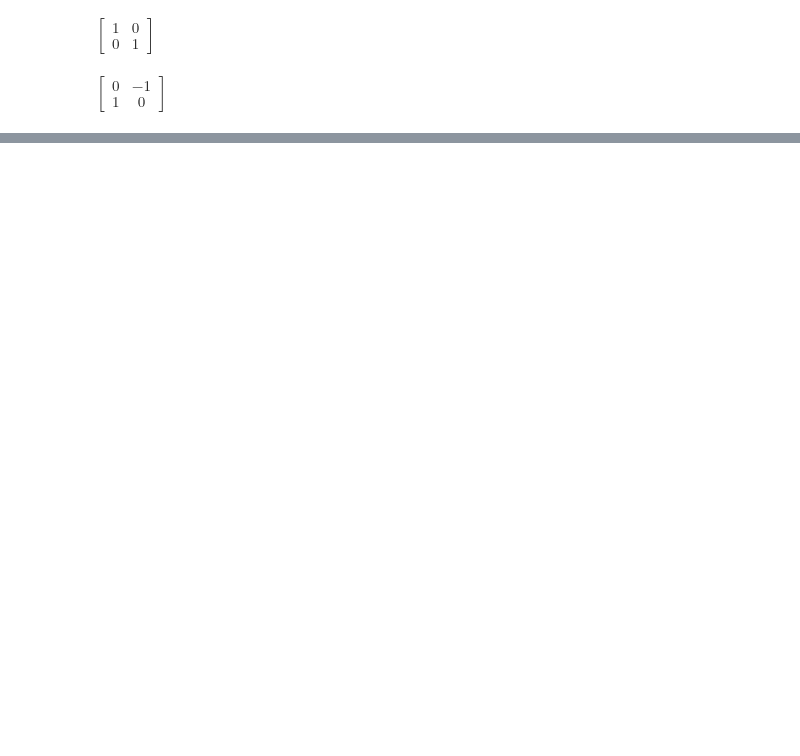
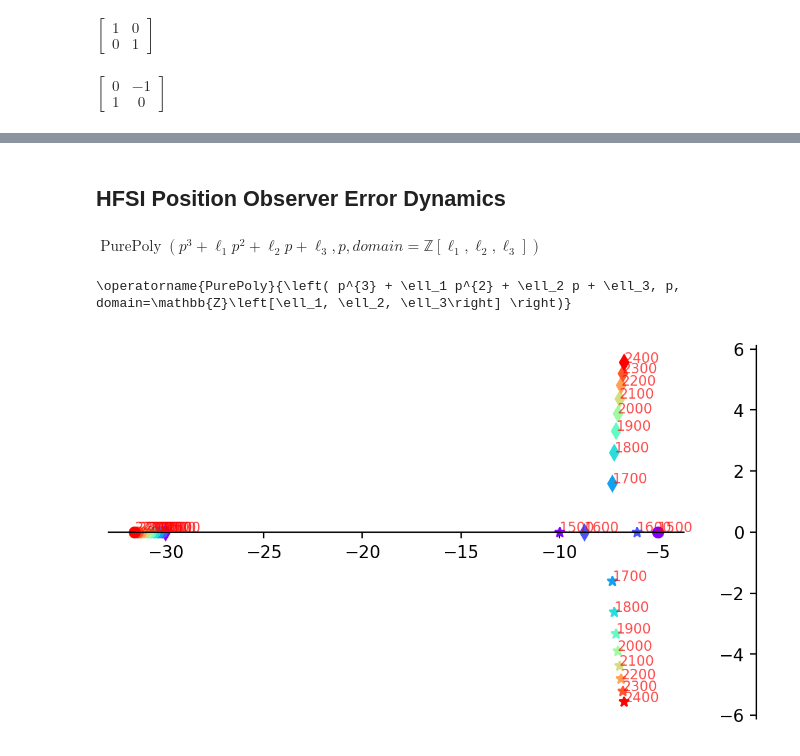
Before and after one commit to horychen/Jupyter, a Jupyter notebook: 032_Root_Locus.ipynb, the cells around one changed output, grey strips where cells are left out. Drawn from its saved outputs; the diff is of its cells as text; code cells hidden in the pictures; blank space fills up the shorter version.

```diff
--- a/032_Root_Locus.ipynb
+++ b/032_Root_Locus.ipynb
@@ -103,0 +107,42 @@ for omega_value, c in zip(omega_range, colors):
+# %% [markdown]
+## HFSI Position Observer Error Dynamics
+# %%
+fig = figure()
+ax = fig.gca()
+ax.spines['top'].set_color('none')
+ax.spines['bottom'].set_position('zero')
+ax.spines['left'].set_position('zero')
+ax.spines['right'].set_color('none')
+
+
+ell_1, ell_2, ell_3 = symbols(r'\ell_1, \ell_2, \ell_3')
+
+A = Matrix(3,3,
+           [-ell_1, 1, 0,
+            -ell_2, 0, -1,
+             ell_3, 0, 0])
+display(A.charpoly(p))
+
+def colorful_root_locus(which_gain, gain_range, markers=['o', '*', 'd']):
+    colors = cm.rainbow(np.linspace(0, 1, len(gain_range)))
+    for gain_value, c in zip(gain_range, colors):
+        substitution[which_gain] = gain_value
+        counter = 0
+        for k, v in A.subs(substitution).eigenvals().items():
+            ax.plot(complex(k).real, complex(k).imag, marker=markers[counter], color=c)
+            ax.text(complex(k).real, complex(k).imag, f'{gain_value}', color='red', alpha=0.7, fontsize=8)
+            counter += 1
+
+# substitution = {ell_1:30, ell_2:900, ell_3:1500}
+# colorful_root_locus(ell_1, arange(10, 100, 10))
+
+# substitution = {ell_1:45, ell_2:900, ell_3:1500}
+# colorful_root_locus(ell_2, arange(200, 1500, 100))
+
+# substitution = {ell_1:45, ell_2:900, ell_3:1500}
+substitution = {ell_1:45, ell_2:500, ell_3:1500}
+colorful_root_locus(ell_3, arange(1500, 2500, 100))
+# %% [output]
+$\displaystyle \operatorname{PurePoly}{\left( p^{3} + \ell_1 p^{2} + \ell_2 p + \ell_3, p, domain=\mathbb{Z}\left[\ell_1, \ell_2, \ell_3\right] \right)}$
+\operatorname{PurePoly}{\left( p^{3} + \ell_1 p^{2} + \ell_2 p + \ell_3, p, domain=\mathbb{Z}\left[\ell_1, \ell_2, \ell_3\right] \right)}
+[figure, added]
```
Also changed, not shown: parts of 3 cells of this notebook.
